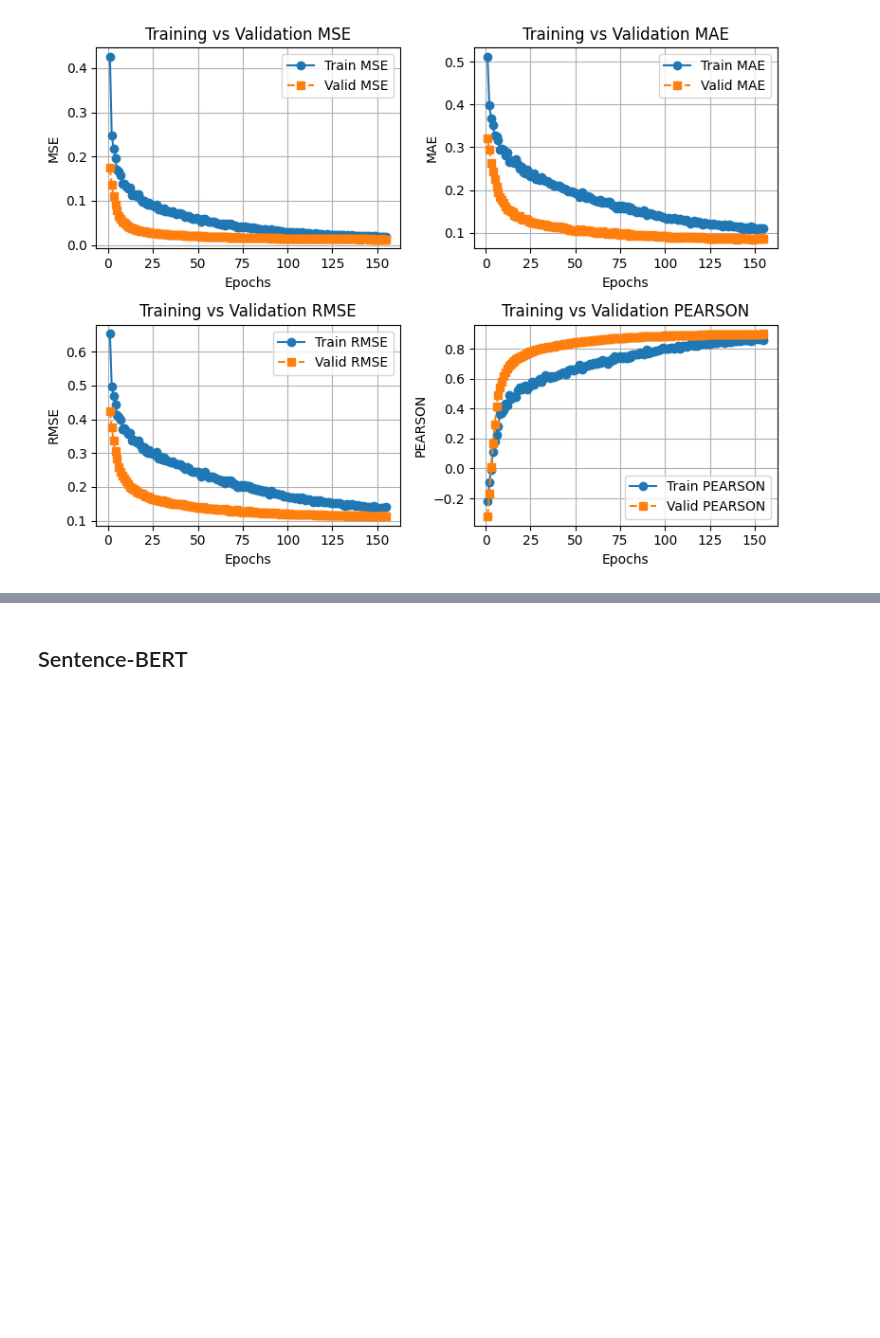
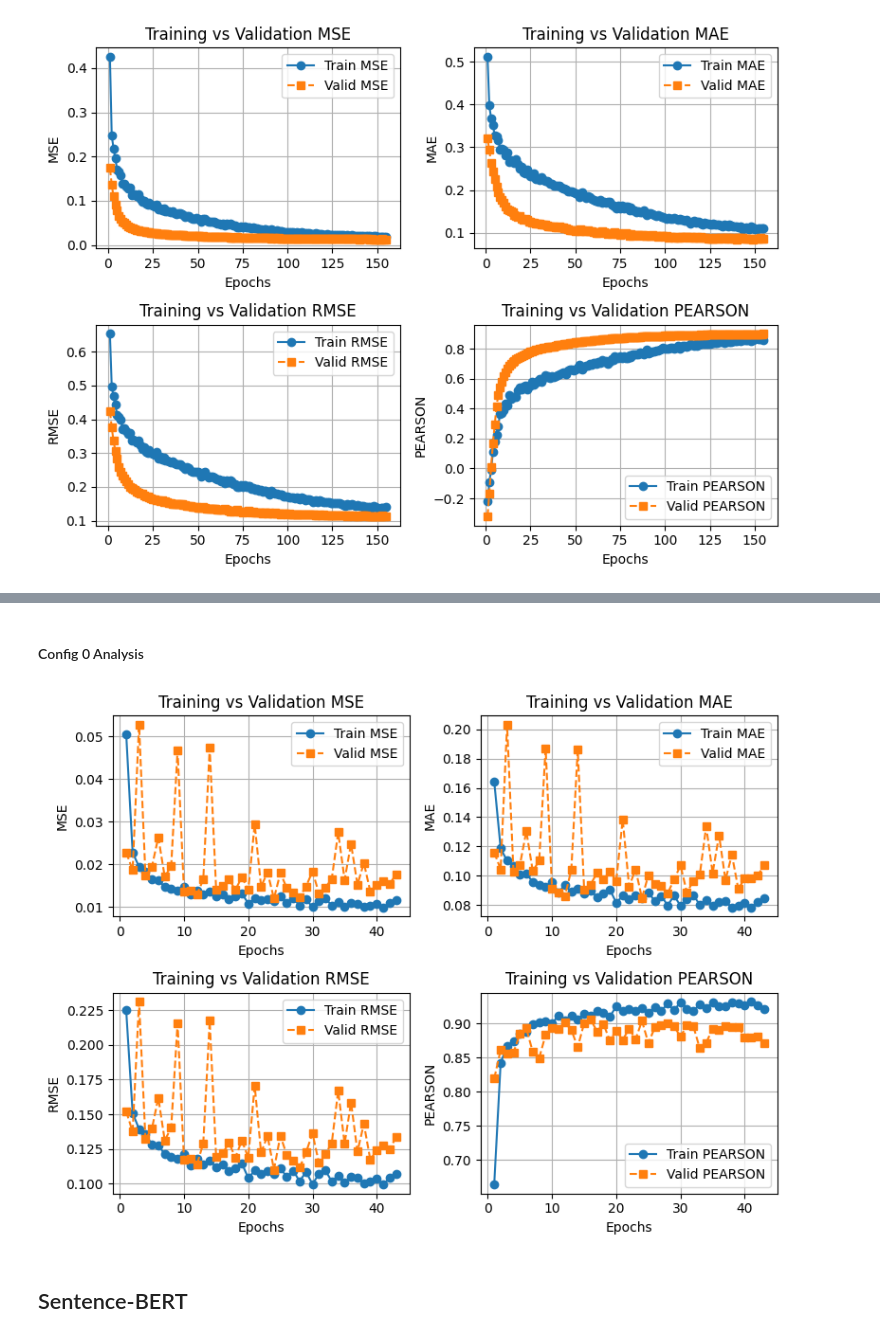
Before and after one commit to bwbayu/llm_aes, a Jupyter notebook: notebooks/bert_analysis.ipynb, the cells around one changed output, grey strips where cells are left out. Saved outputs shown, nothing was run; the diff lists cells and outputs as text; code cells hidden in the pictures; blank space fills up the shorter version.

```diff
--- a/notebooks/bert_analysis.ipynb
+++ b/notebooks/bert_analysis.ipynb
@@ -387,3 +492,10 @@ plot_training(df_bert_freeze_0)
+# %% [markdown]
+#### Config 0 Analysis
+# %%
+df_bert_freeze1_0 = df_bert_epoch_freeze1[df_bert_epoch_freeze1['config_id']==0]
+plot_training(df_bert_freeze1_0)
+# %% [output]
+[figure, added]
 # %% [markdown]
 ## Sentence-BERT
 # %%
```
Also changed, not shown: parts of 18 cells of this notebook.
